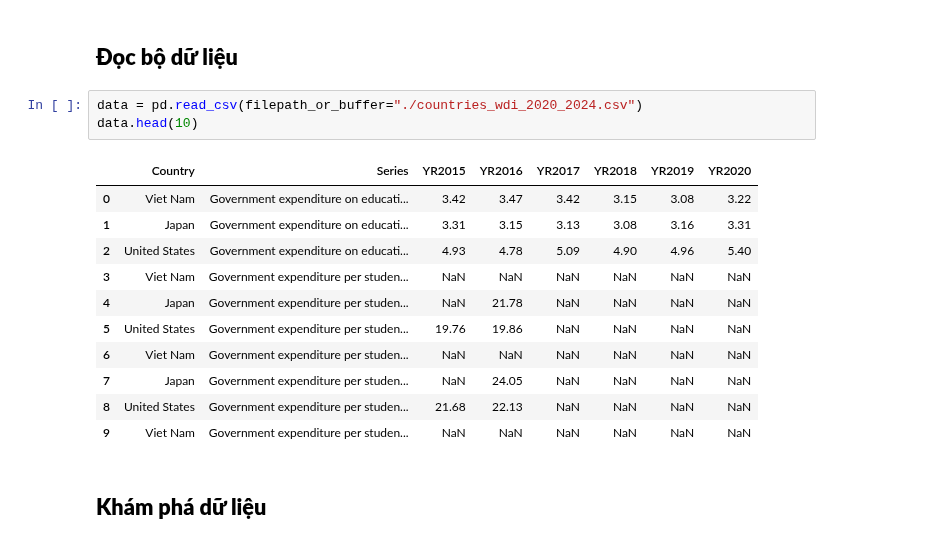
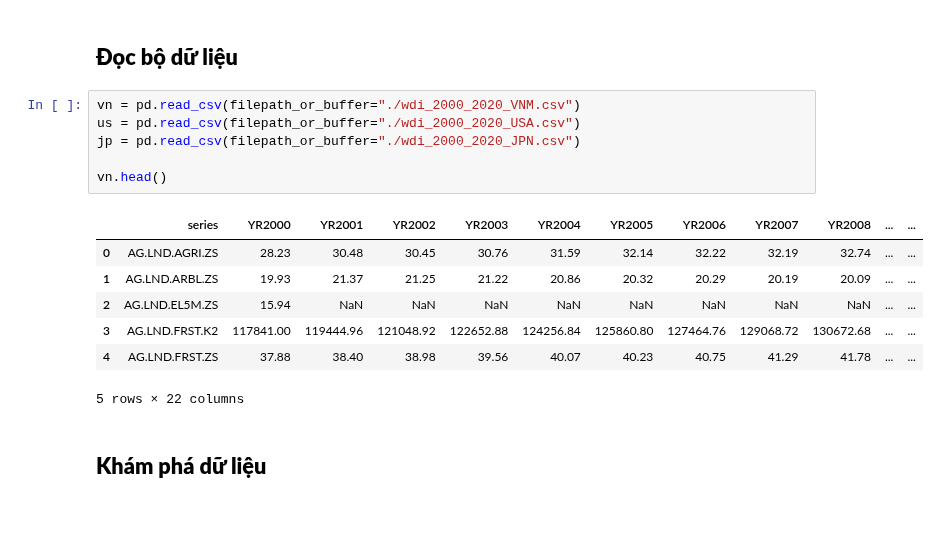
Before and after one commit to 0Nguyen0Cong0Tuan0/Data-Visualization, a Jupyter notebook: Lab2/main.ipynb, the cells around one changed output. Cells and saved outputs as stored; diff of their text form; blank space fills up the shorter version.

```diff
--- a/Lab2/main.ipynb
+++ b/Lab2/main.ipynb
@@ -182,20 +170,19 @@ Data has been saved to 'countries_wdi_2020_2024.csv
 # %% [markdown]
 ## **Đọc bộ dữ liệu**
-# %%
-data = pd.read_csv(filepath_or_buffer="./countries_wdi_2020_2024.csv")
-data.head(10)
-# %% [output]
-|  | Country | Series | YR2015 | YR2016 | YR2017 | YR2018 | YR2019 | YR2020 |
-| 0 | Viet Nam | Government expenditure on educati... | 3.42 | 3.47 | 3.42 | 3.15 | 3.08 | 3.22 |
-| 1 | Japan | Government expenditure on educati... | 3.31 | 3.15 | 3.13 | 3.08 | 3.16 | 3.31 |
-| 2 | United States | Government expenditure on educati... | 4.93 | 4.78 | 5.09 | 4.90 | 4.96 | 5.40 |
-| 3 | Viet Nam | Government expenditure per studen... | NaN | NaN | NaN | NaN | NaN | NaN |
-| 4 | Japan | Government expenditure per studen... | NaN | 21.78 | NaN | NaN | NaN | NaN |
-| 5 | United States | Government expenditure per studen... | 19.76 | 19.86 | NaN | NaN | NaN | NaN |
-| 6 | Viet Nam | Government expenditure per studen... | NaN | NaN | NaN | NaN | NaN | NaN |
-| 7 | Japan | Government expenditure per studen... | NaN | 24.05 | NaN | NaN | NaN | NaN |
-| 8 | United States | Government expenditure per studen... | 21.68 | 22.13 | NaN | NaN | NaN | NaN |
-| 9 | Viet Nam | Government expenditure per studen... | NaN | NaN | NaN | NaN | NaN | NaN |
+# %%
+vn = pd.read_csv(filepath_or_buffer="./wdi_2000_2020_VNM.csv")
+us = pd.read_csv(filepath_or_buffer="./wdi_2000_2020_USA.csv")
+jp = pd.read_csv(filepath_or_buffer="./wdi_2000_2020_JPN.csv")
+
+vn.head()
+# %% [output]
+|  | series | YR2000 | YR2001 | YR2002 | YR2003 | YR2004 | YR2005 | YR2006 | YR2007 | YR2008 | ... | ... |
+| 0 | AG.LND.AGRI.ZS | 28.23 | 30.48 | 30.45 | 30.76 | 31.59 | 32.14 | 32.22 | 32.19 | 32.74 | ... | ... |
+| 1 | AG.LND.ARBL.ZS | 19.93 | 21.37 | 21.25 | 21.22 | 20.86 | 20.32 | 20.29 | 20.19 | 20.09 | ... | ... |
+| 2 | AG.LND.EL5M.ZS | 15.94 | NaN | NaN | NaN | NaN | NaN | NaN | NaN | NaN | ... | ... |
+| 3 | AG.LND.FRST.K2 | 117841.00 | 119444.96 | 121048.92 | 122652.88 | 124256.84 | 125860.80 | 127464.76 | 129068.72 | 130672.68 | ... | ... |
+| 4 | AG.LND.FRST.ZS | 37.88 | 38.40 | 38.98 | 39.56 | 40.07 | 40.23 | 40.75 | 41.29 | 41.78 | ... | ... |
+5 rows × 22 columns
 # %% [markdown]
 ## **Khám phá dữ liệu**
 # %% [markdown]
```
Also changed, not shown: parts of 53 cells of this notebook, 5 other files.
